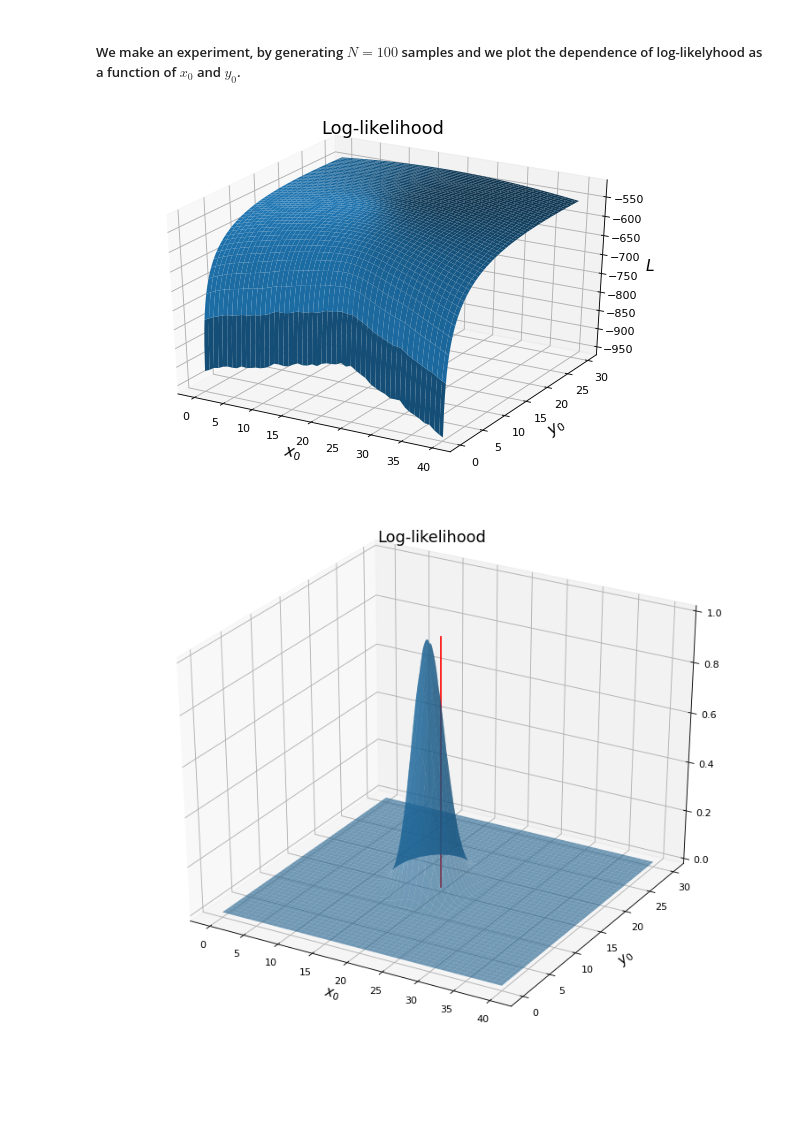
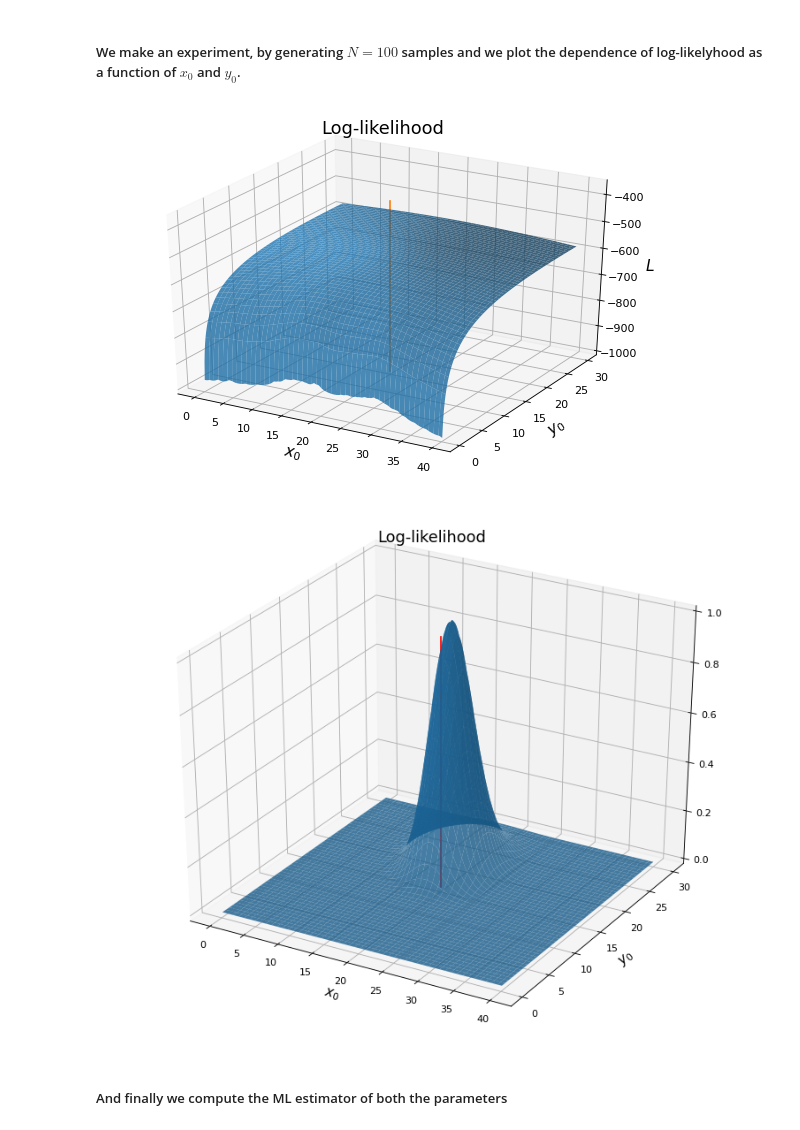
Before and after one commit to spaenleh/FundamentalLearningEPFL2021, a Jupyter notebook: TP2/FoIL_ex2_public.ipynb, the cells around one changed output. Cells and saved outputs as stored; diff of their text form; code cells hidden in the pictures; blank space fills up the shorter version.

```diff
--- a/TP2/FoIL_ex2_public.ipynb
+++ b/TP2/FoIL_ex2_public.ipynb
@@ -316,30 +317,30 @@ plt.legend(fontsize=14)
 # %%
 from mpl_toolkits.mplot3d import Axes3D
 x0_true=20
 y0_true=15
 N=100
-tab_y0=np.linspace(0,30,200)
+tab_y0=np.linspace(0,30,201)[1:]
 tab_x0=np.linspace(0,40,200)
 x=cauchy.rvs(loc=x0_true,scale=y0_true,size=N)
 #logl=[[loglh(x0,y,x) for y in taby0] for x0 in tabx0]
 
 fig = plt.figure(figsize=(9,6), dpi=80)
-ax = fig.add_subplot(111, projection='3d')
+ax = fig.add_subplot(111, projection='3d') #we create the 3d axis
 plt.title('Log-likelihood', fontsize=16)
 X, Y = np.meshgrid(tab_x0,tab_y0)
 zs = np.array(loglh(np.ravel(X), np.ravel(Y),x))
 Z = zs.reshape(X.shape)
 
-ax.plot_surface(X, Y, Z)
-ax.plot( np.full(1000, x0_true), np.full(1000, y0_true), np.linspace(-300, min(zs), 1000))
+ax.plot_surface(X, Y, Z, alpha=0.8)
+ax.plot( np.full(1000, x0_true), np.full(1000, y0_true), np.linspace(max(zs)+200, min(zs), 1000))
 
 ax.set_xlabel('$x_0$', fontsize=14)
 ax.set_ylabel('$y_0$', fontsize=14)
 ax.set_zlabel('$L$', fontsize=14)
 
 plt.show()
 # %% [output]
-[figure, old version]
+[figure, new version]
 # %%
 fig = plt.figure(figsize=(12, 10), dpi=80)
 ax = fig.add_subplot(111, projection='3d')
@@ -348,7 +349,7 @@ X, Y = np.meshgrid(tab_x0,tab_y0)
 zslog = np.array(np.exp(loglh(np.ravel(X), np.ravel(Y),x) - max(zs)))
 Z = zslog.reshape(X.shape)
 
-ax.plot_surface(X, Y, Z, alpha=0.6)
+ax.plot_surface(X, Y, Z, alpha=0.8)
 ax.plot( np.full(1000, x0_true), np.full(1000, y0_true), np.linspace(0,1, 1000),color='r')
 
 ax.set_xlabel('$x_0$', fontsize=14)
@@ -357,5 +358,7 @@ ax.set_ylabel('$y_0$', fontsize=14)
 
 plt.show()
 # %% [output]
-[figure, old version]
+[figure, new version]
+# %% [markdown]
+##### And finally we compute the ML estimator of both the parameters
 # %%
```
Also changed, not shown: parts of 20 cells of this notebook.
